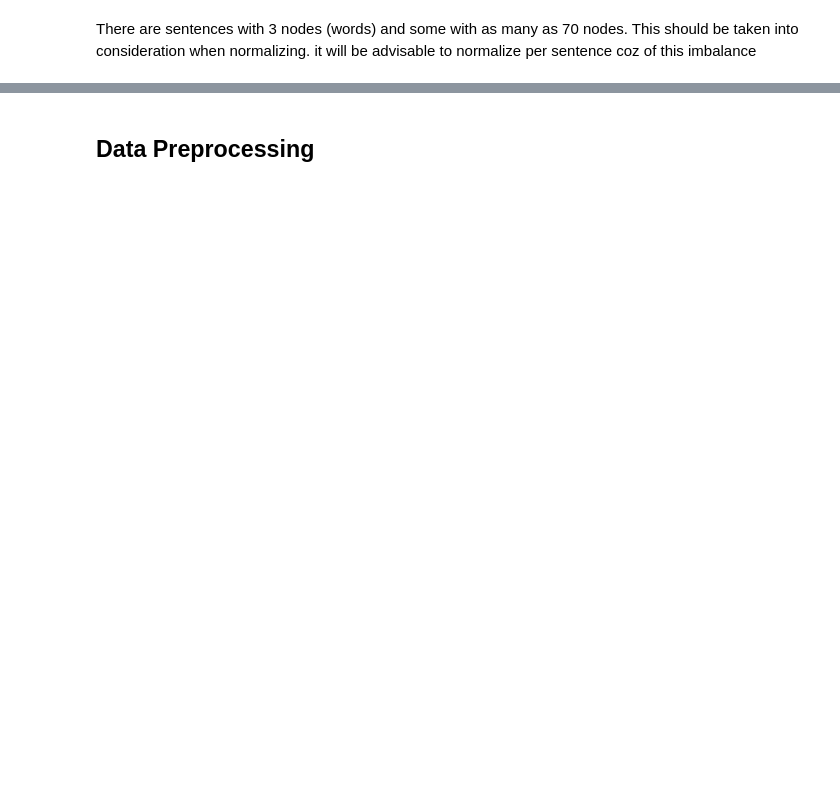
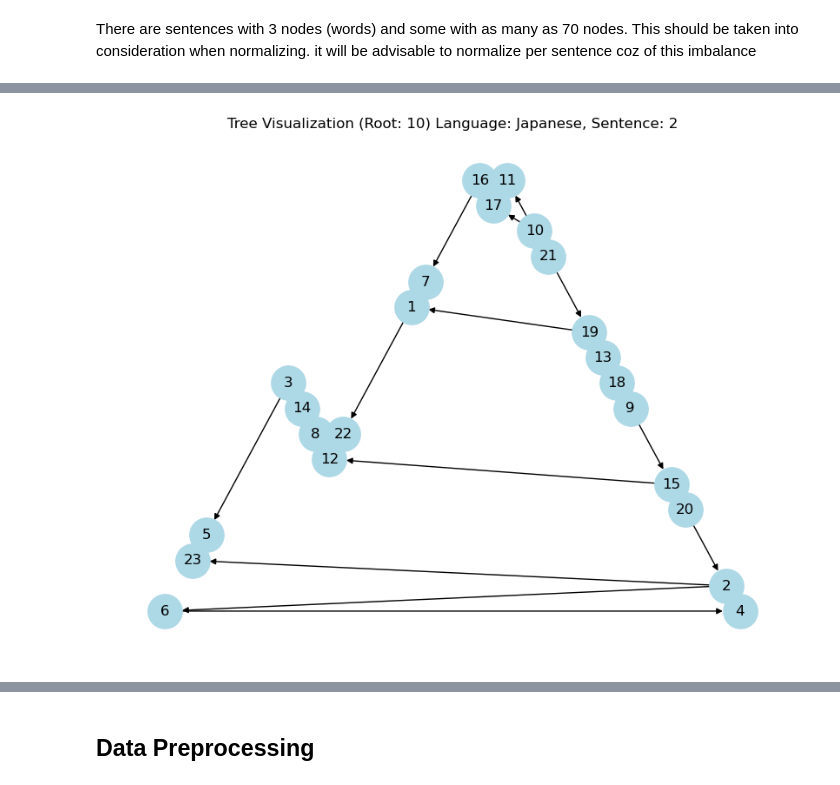
Before and after one commit to nifeolaj/tree-root-prediction, a Jupyter notebook: notebooks/model.ipynb, the cells around one changed output, grey strips where cells are left out. Cells and saved outputs as stored; diff of their text form; code cells hidden in the pictures; blank space fills up the shorter version.

```diff
--- a/notebooks/model.ipynb
+++ b/notebooks/model.ipynb
@@ -13,4 +13,4 @@ from xgboost import XGBClassifier
 from sklearn.metrics import accuracy_score
 # %%
 # read training data
-df = pd.read_csv('data/train.csv')
+df = pd.read_csv('../data/train.csv')
@@ -81,15 +163,17 @@ plt.show()
 # %%
 def visualize_tree(edges, root, title=""):
     G = nx.DiGraph()
     G.add_edges_from(edges)
 
     pos = nx.planar_layout(G) if nx.is_planar(G) else nx.spring_layout(G)
 
     plt.figure(figsize=(8, 6))
     nx.draw(G, pos, with_labels=True, arrows=True, node_size=800, node_color='lightblue')
     plt.title(f"Tree Visualization (Root: {root}) {title}")
     plt.show()
 
-# Visualize first few trees
-for i, row in df.head(3).iterrows():
+# Visualize first tree
+for i, row in df.head(1).iterrows():
     visualize_tree(ast.literal_eval(row['edgelist']), row['root'], f"Language: {row['language']}, Sentence: {row['sentence']}")
+# %% [output]
+[figure, added]
```
Also changed, not shown: parts of 46 cells of this notebook.
